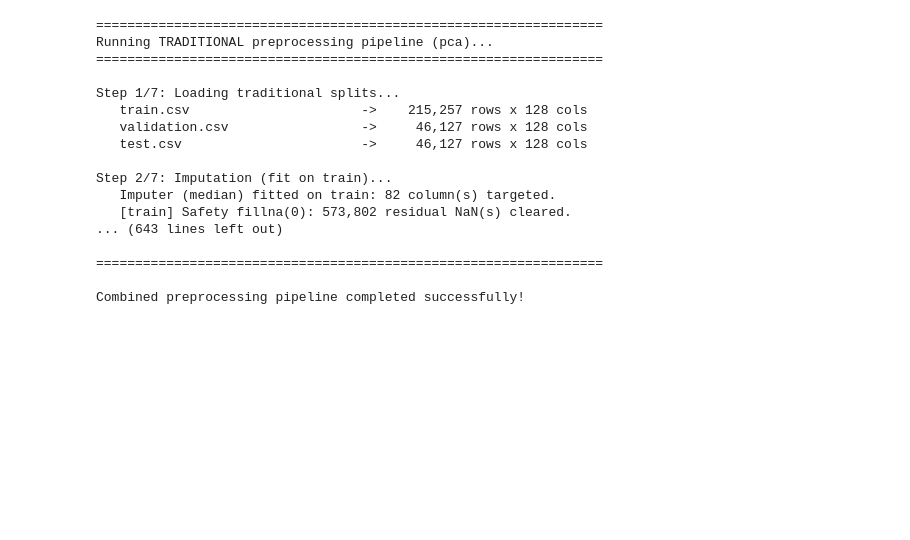
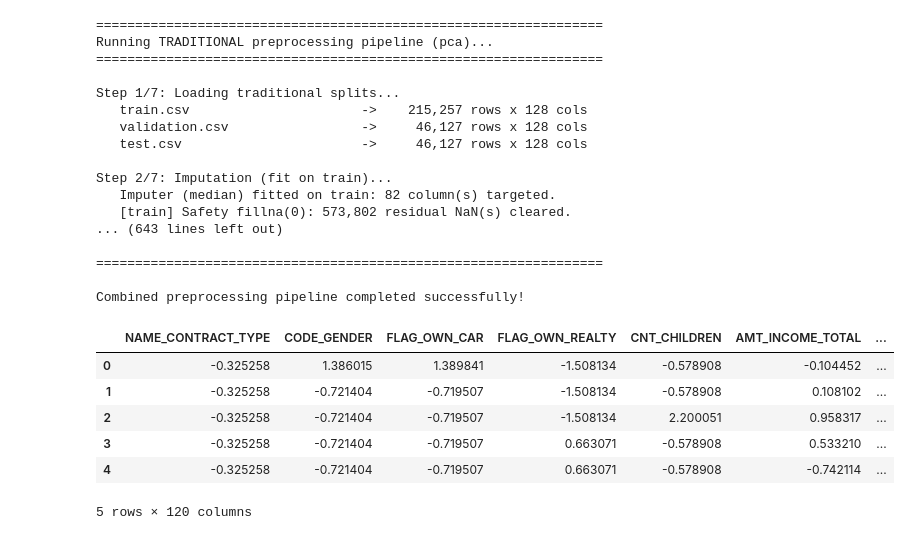
Before and after one commit to VenkateshBH99/Home-Credit-Risk, a Jupyter notebook: runner.ipynb, the cells around one changed output. Drawn from its saved outputs; the diff is of its cells as text; code cells hidden in the pictures; blank space fills up the shorter version.

```diff
--- a/runner.ipynb
+++ b/runner.ipynb
@@ -50,3 +50,15 @@ Step 2/7: Imputation (fit on train)...
 =================================================================
 
 Combined preprocessing pipeline completed successfully!
+# %%
+import pandas as pd
+df = pd.read_csv("dataset/preprocessed/combined_no_pca/test.csv")
+df.head()
+# %% [output]
+|  | NAME_CONTRACT_TYPE | CODE_GENDER | FLAG_OWN_CAR | FLAG_OWN_REALTY | CNT_CHILDREN | AMT_INCOME_TOTAL | ... |
+| 0 | -0.325258 | 1.386015 | 1.389841 | -1.508134 | -0.578908 | -0.104452 | ... |
+| 1 | -0.325258 | -0.721404 | -0.719507 | -1.508134 | -0.578908 | 0.108102 | ... |
+| 2 | -0.325258 | -0.721404 | -0.719507 | -1.508134 | 2.200051 | 0.958317 | ... |
+| 3 | -0.325258 | -0.721404 | -0.719507 | 0.663071 | -0.578908 | 0.533210 | ... |
+| 4 | -0.325258 | -0.721404 | -0.719507 | 0.663071 | -0.578908 | -0.742114 | ... |
+5 rows × 120 columns
```
Also changed, not shown: 1 other file.
